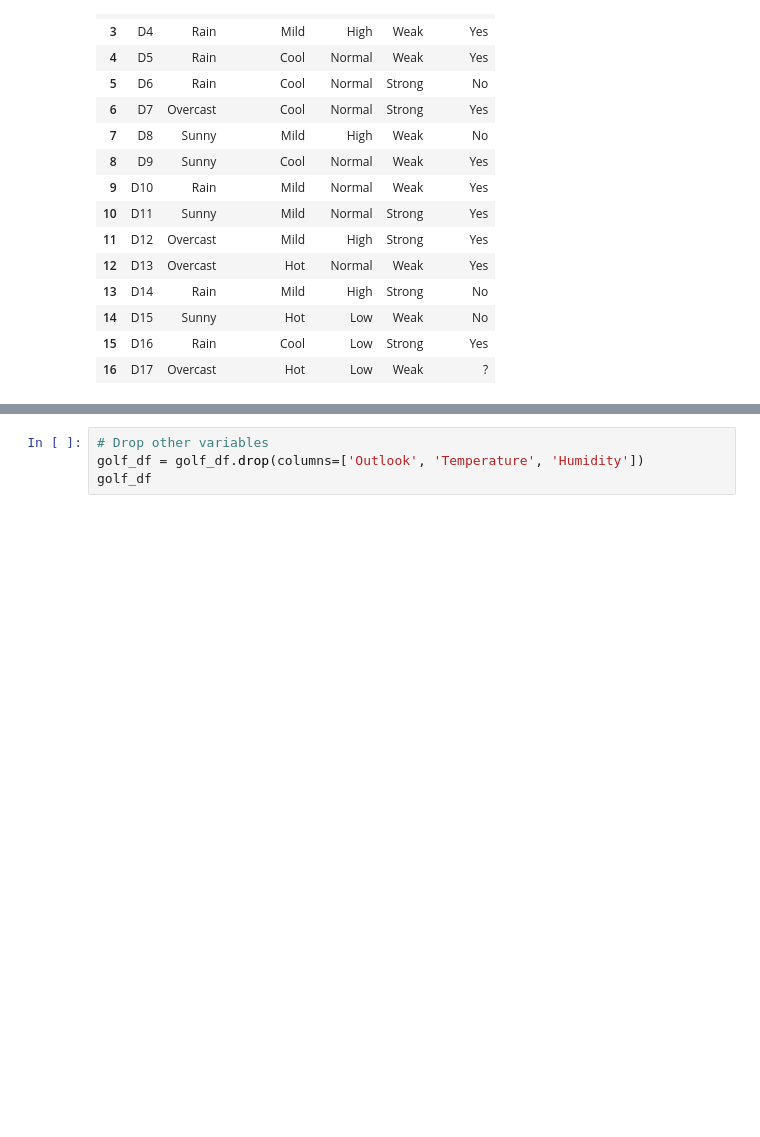
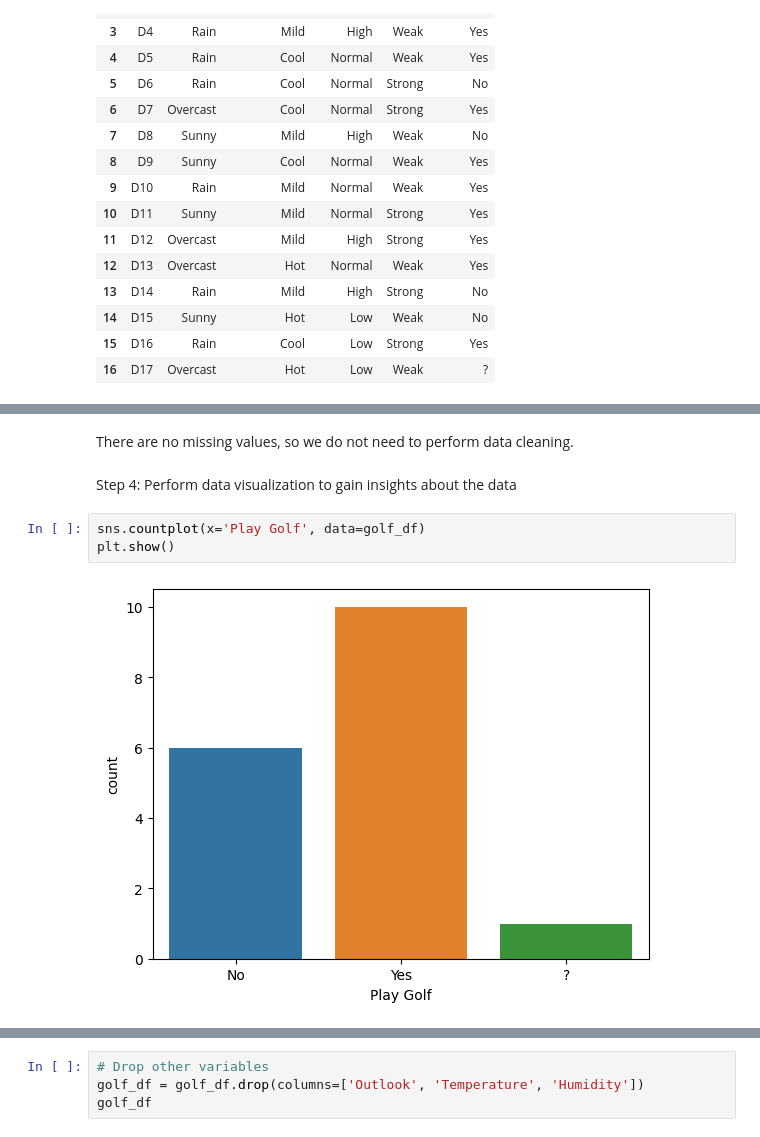
Before and after one commit to AshabaJasper/Artificial-Intelligence-AI-, a Jupyter notebook: Golf_Gaming_SL.ipynb, the cells around one changed output, grey strips where cells are left out. Drawn from its saved outputs; the diff is of its cells as text; blank space fills up the shorter version.

```diff
--- a/Golf_Gaming_SL.ipynb
+++ b/Golf_Gaming_SL.ipynb
@@ -33,0 +69,9 @@ golf_df
+# %% [markdown]
+There are no missing values, so we do not need to perform data cleaning.
+# %% [markdown]
+Step 4: Perform data visualization to gain insights about the data
+# %%
+sns.countplot(x='Play Golf', data=golf_df)
+plt.show()
+# %% [output]
+[figure, added]
```
Also changed, not shown: parts of 23 cells of this notebook.
